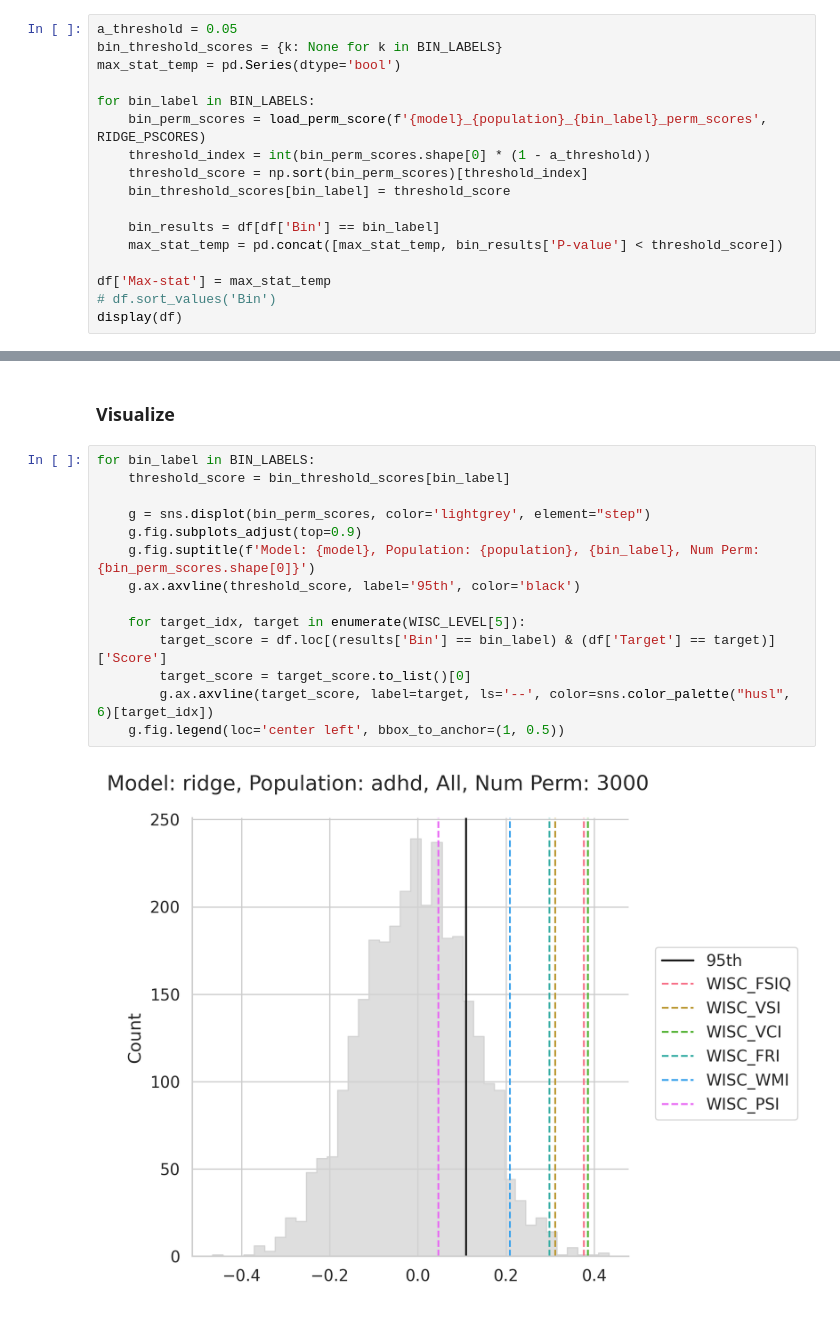
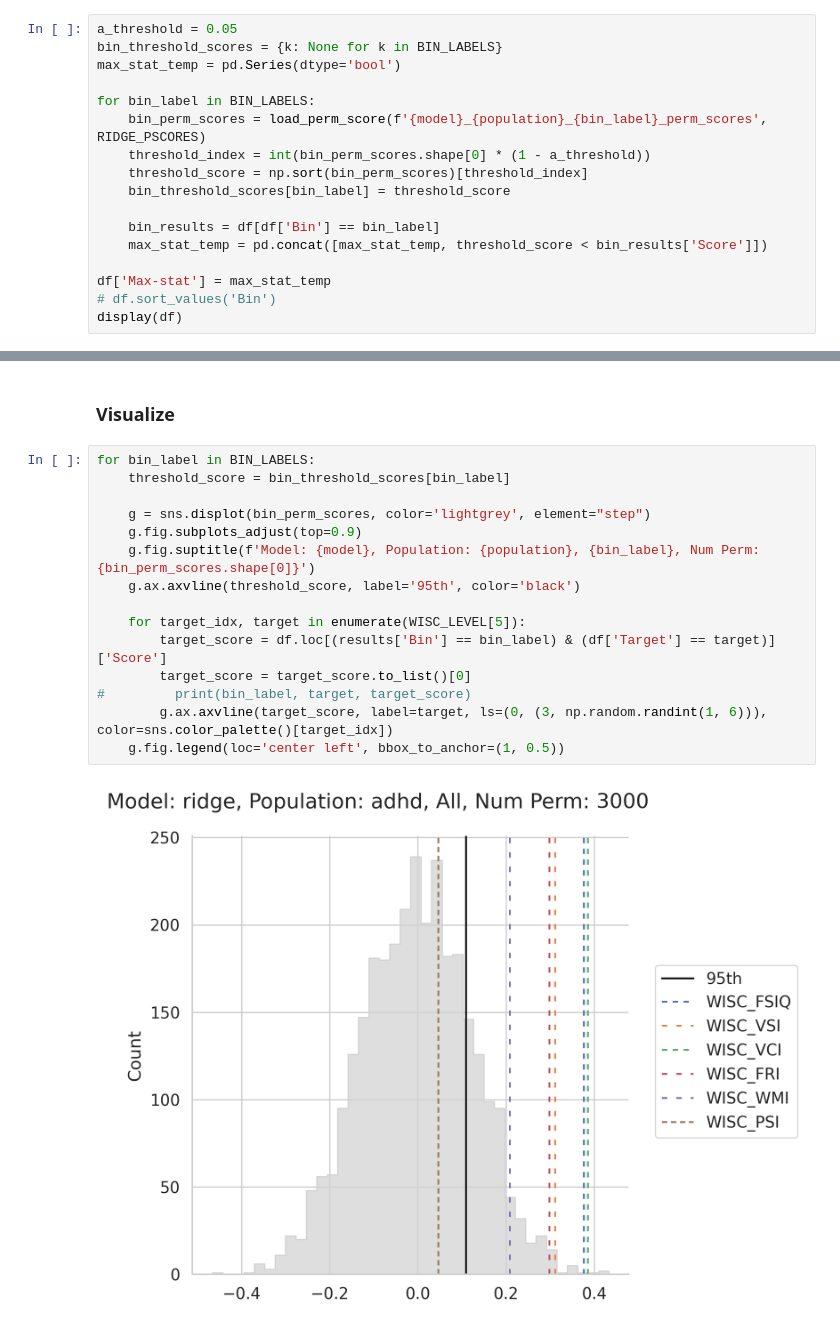
Before and after one commit to Brian-Pho/MSc_Research-Project, a Jupyter notebook: src/Models/Analysis/Multiple Hypothesis Testing Correction.ipynb, the cells around one changed output, grey strips where cells are left out. Cells and saved outputs as stored; diff of their text form.

Commit message:
Fix perm testing max stat distribution images and function

```diff
--- a/src/Models/Analysis/Multiple Hypothesis Testing Correction.ipynb
+++ b/src/Models/Analysis/Multiple Hypothesis Testing Correction.ipynb
@@ -212,7 +215,7 @@ for bin_label in BIN_LABELS:
     bin_threshold_scores[bin_label] = threshold_score
 
     bin_results = df[df['Bin'] == bin_label]
-    max_stat_temp = pd.concat([max_stat_temp, bin_results['P-value'] < threshold_score])
+    max_stat_temp = pd.concat([max_stat_temp, threshold_score < bin_results['Score']])
 
 df['Max-stat'] = max_stat_temp
 # df.sort_values('Bin')
@@ -244,16 +247,17 @@ df.to_csv(results_path)
 # %%
 for bin_label in BIN_LABELS:
     threshold_score = bin_threshold_scores[bin_label]
 
     g = sns.displot(bin_perm_scores, color='lightgrey', element="step")
     g.fig.subplots_adjust(top=0.9)
     g.fig.suptitle(f'Model: {model}, Population: {population}, {bin_label}, Num Perm: {bin_perm_scores.shape[0]}')
     g.ax.axvline(threshold_score, label='95th', color='black')
 
     for target_idx, target in enumerate(WISC_LEVEL[5]):
         target_score = df.loc[(results['Bin'] == bin_label) & (df['Target'] == target)]['Score']
         target_score = target_score.to_list()[0]
-        g.ax.axvline(target_score, label=target, ls='--', color=sns.color_palette("husl", 6)[target_idx])
+#         print(bin_label, target, target_score)
+        g.ax.axvline(target_score, label=target, ls=(0, (3, np.random.randint(1, 6))), color=sns.color_palette()[target_idx])
     g.fig.legend(loc='center left', bbox_to_anchor=(1, 0.5))
 # %% [output]
-[figure, old version]
+[figure, new version]
```
Also changed, not shown: parts of 4 cells of this notebook, 11 other files.
